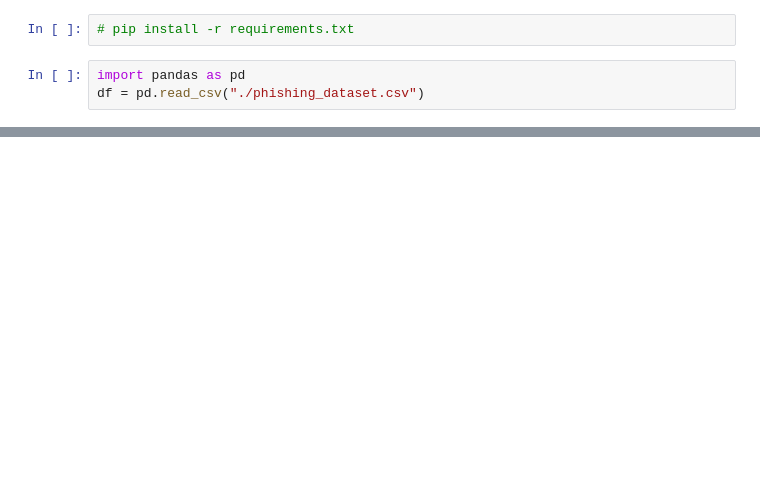
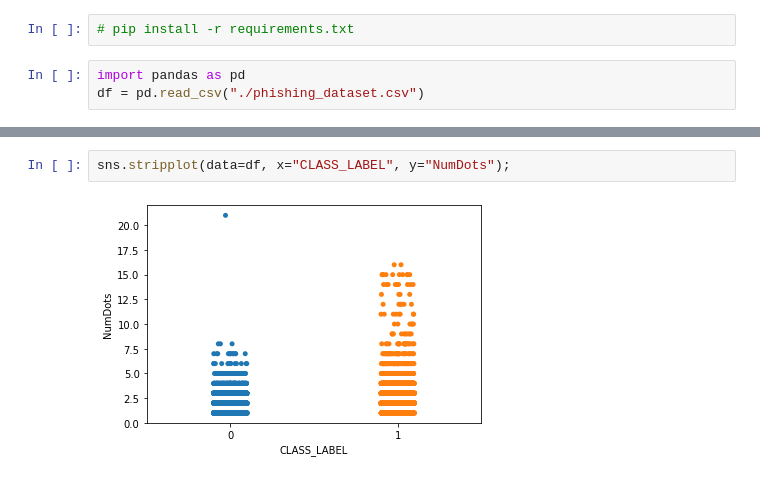
Before and after one commit to arj7192/fight_fraud_with_machine_learning, a Jupyter notebook: Chapter03/data_analysis.ipynb, the cells around one changed output, grey strips where cells are left out. Saved outputs shown, nothing was run; the diff lists cells and outputs as text; blank space fills up the shorter version.

```diff
--- a/Chapter03/data_analysis.ipynb
+++ b/Chapter03/data_analysis.ipynb
@@ -21,0 +25,4 @@ df
+# %%
+sns.stripplot(data=df, x="CLASS_LABEL", y="NumDots");
+# %% [output]
+[figure, added]
```
Also changed, not shown: parts of 4 cells of this notebook.
